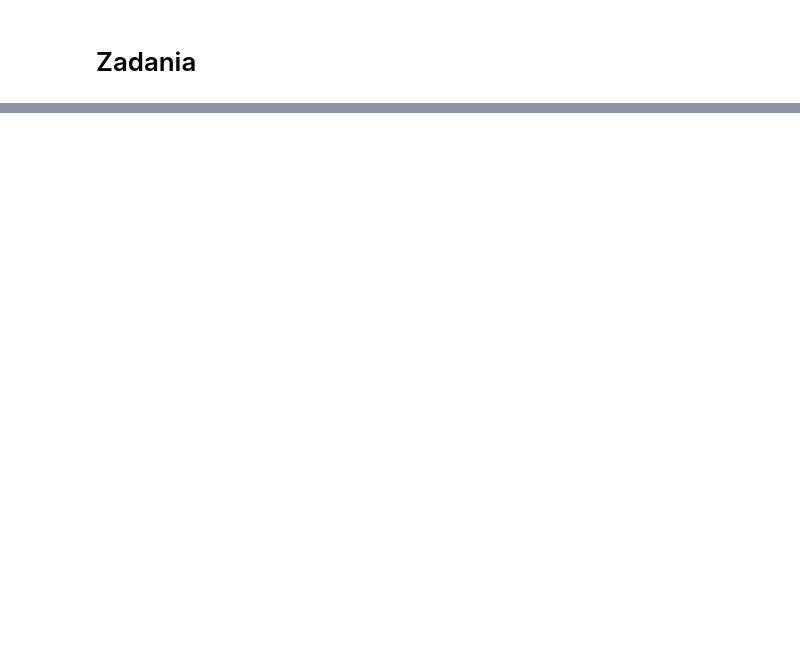
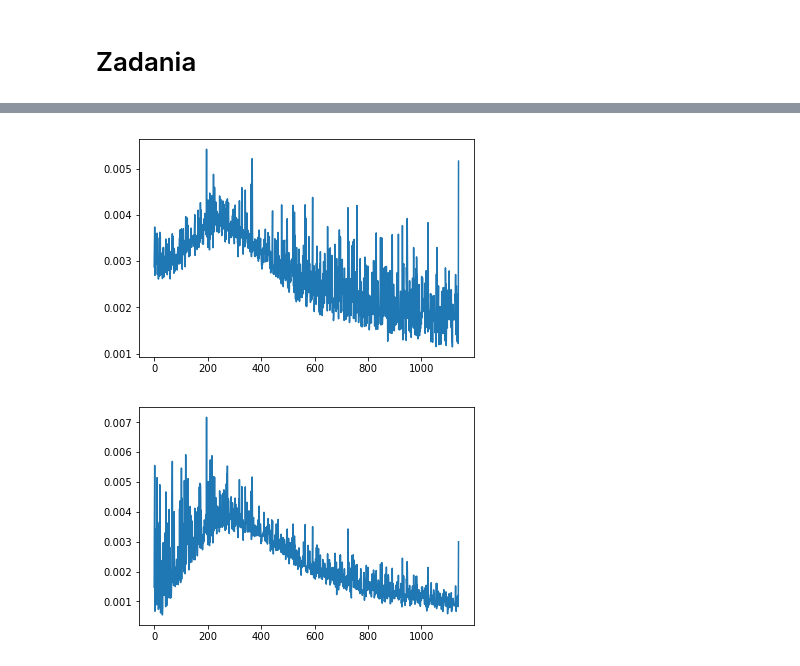
Before and after one commit to ociepkam/ml, a Jupyter notebook: L10c.ipynb, the cells around one changed output, grey strips where cells are left out. Drawn from its saved outputs; the diff is of its cells as text; code cells hidden in the pictures; blank space fills up the shorter version.

```diff
--- a/L10c.ipynb
+++ b/L10c.ipynb
@@ -315,0 +384,12 @@ class Network():
+# %%
+# Ćwiczenie 7
+net = Network(Crossentropy(),Momentum(0.2,0.2))
+
+net.add(Dense(784,100))
+net.add(Sigmoid())
+
+
+net.add(Dense(100,1))
+net.add(Sigmoid())
+
+net.fit(X_train,y_train,10,batch_size=100,print_stats=True)
@@ -315,0 +418,12 @@ class Network():
+# %%
+# Ćwiczenie 7
+net = Network(Crossentropy(),Momentum(0.2,0.2))
+
+net.add(Dense(784,100))
+net.add(ReLU())
+
+
+net.add(Dense(100,1))
+net.add(ReLU())
+
+net.fit(X_train,y_train,10,batch_size=100,print_stats=True)
@@ -315,0 +450,23 @@ class Network():
+# %%
+import matplotlib.pylab as plt # Import podpakietu jako plt
+# Magia IPython Notebook :) Pokazuje wykresy w konsoli
+%matplotlib inline
+# Ćwiczenie 8
+net = Network(MSE(),GD(0.1))
+
+net.add(Dense(784,10))
+net.add(Sigmoid())
+
+net.add(Dense(10,1))
+net.add(Sigmoid())
+
+net.fit(X_train,y_train,10,batch_size=100,print_stats=False)
+
+for l in net.layers:
+    monitor = l.get_monitor()
+    if monitor != None:
+        plt.plot(range(0,len(l.monitor)),l.monitor)
+        plt.show()
+# %% [output]
+[figure, added]
+[figure, added]
```
Also changed, not shown: parts of 32 cells of this notebook.
